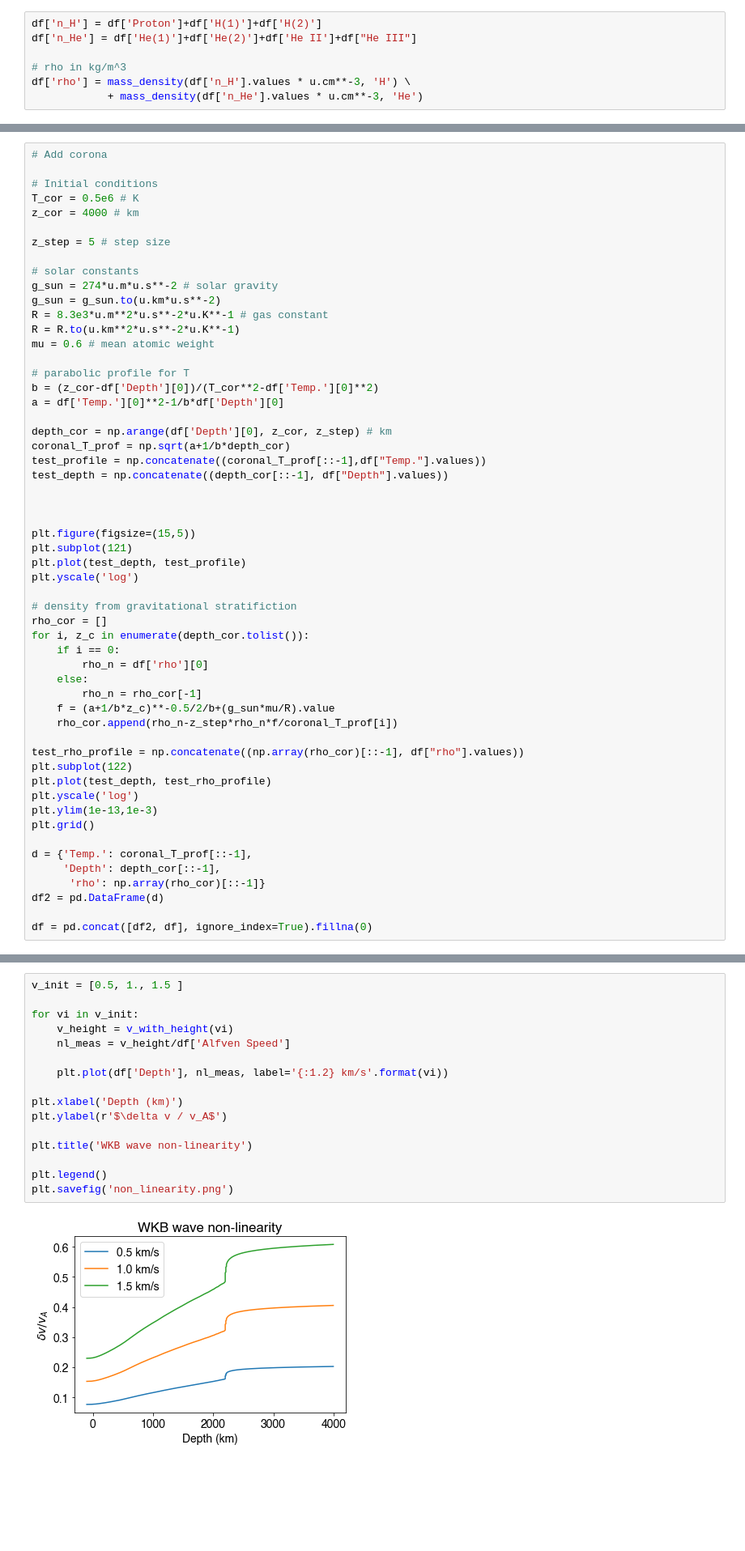
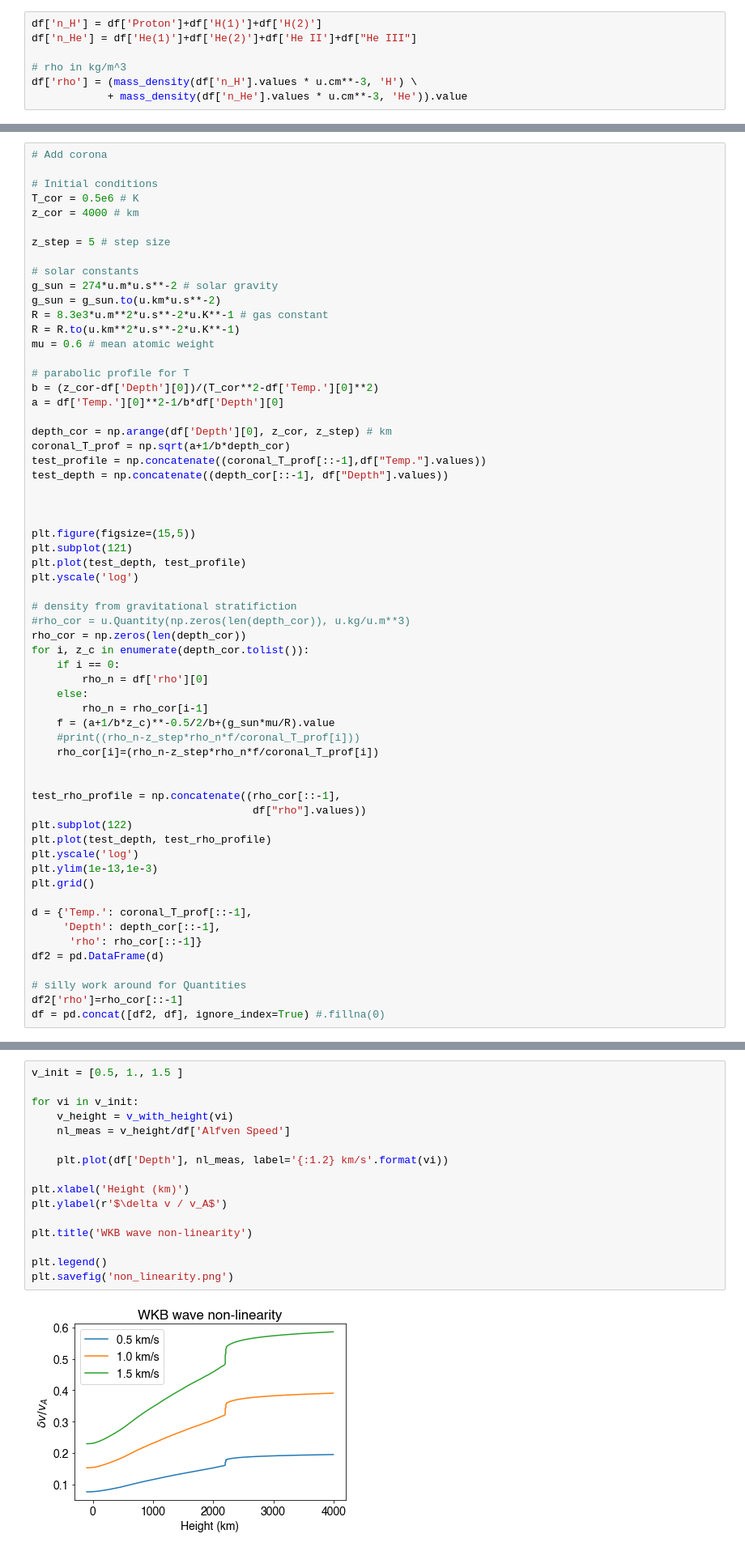
Before and after one commit to Richardjmorton/FAL_models, a Jupyter notebook: Atmospheric_plots.ipynb, the cells around one changed output, grey strips where cells are left out. Shown: that part at 81% size. Cells and saved outputs as stored; diff of their text form; blank space fills up the shorter version.

```diff
--- a/Atmospheric_plots.ipynb
+++ b/Atmospheric_plots.ipynb
@@ -74,8 +74,8 @@ df['n_H'] = df['Proton']+df['H(1)']+df['H(2)']
 df['n_He'] = df['He(1)']+df['He(2)']+df['He II']+df["He III"]
 
 # rho in kg/m^3
-df['rho'] = mass_density(df['n_H'].values * u.cm**-3, 'H') \
-            + mass_density(df['n_He'].values * u.cm**-3, 'He')
+df['rho'] = (mass_density(df['n_H'].values * u.cm**-3, 'H') \
+            + mass_density(df['n_He'].values * u.cm**-3, 'He')).value
 # %% [markdown]
 ## Coronal extension
 
@@ -125,16 +125,20 @@ plt.plot(test_depth, test_profile)
 plt.yscale('log')
 
 # density from gravitational stratifiction
-rho_cor = []
+#rho_cor = u.Quantity(np.zeros(len(depth_cor)), u.kg/u.m**3)
+rho_cor = np.zeros(len(depth_cor))
 for i, z_c in enumerate(depth_cor.tolist()):
     if i == 0:
         rho_n = df['rho'][0]
     else:
-        rho_n = rho_cor[-1]
+        rho_n = rho_cor[i-1]
     f = (a+1/b*z_c)**-0.5/2/b+(g_sun*mu/R).value
-    rho_cor.append(rho_n-z_step*rho_n*f/coronal_T_prof[i])
+    #print((rho_n-z_step*rho_n*f/coronal_T_prof[i]))
+    rho_cor[i]=(rho_n-z_step*rho_n*f/coronal_T_prof[i])
 
-test_rho_profile = np.concatenate((np.array(rho_cor)[::-1], df["rho"].values))
+
+test_rho_profile = np.concatenate((rho_cor[::-1],
+                                   df["rho"].values))
 plt.subplot(122)
 plt.plot(test_depth, test_rho_profile)
 plt.yscale('log')
@@ -143,10 +147,12 @@ plt.grid()
 
 d = {'Temp.': coronal_T_prof[::-1],
      'Depth': depth_cor[::-1],
-      'rho': np.array(rho_cor)[::-1]}
+      'rho': rho_cor[::-1]}
 df2 = pd.DataFrame(d)
 
-df = pd.concat([df2, df], ignore_index=True).fillna(0)
+# silly work around for Quantities
+df2['rho']=rho_cor[::-1]
+df = pd.concat([df2, df], ignore_index=True) #.fillna(0)
 # %% [output]
 [figure]
 # %%
@@ -631,21 +637,21 @@ plt.plot(df['Depth'], df['Alfven Speed'])
 # %%
 v_init = [0.5, 1., 1.5 ]
 
 for vi in v_init:
     v_height = v_with_height(vi)
     nl_meas = v_height/df['Alfven Speed']
 
     plt.plot(df['Depth'], nl_meas, label='{:1.2} km/s'.format(vi))
 
-plt.xlabel('Depth (km)')
+plt.xlabel('Height (km)')
 plt.ylabel(r'$\delta v / v_A$')
 
 plt.title('WKB wave non-linearity')
 
 plt.legend()
 plt.savefig('non_linearity.png')
 # %% [output]
-[figure, old version]
+[figure, new version]
 # %%
 1./(df['Magnetic Field'].values[-1]/df['Magnetic Field'])
 # %% [output]
```
Also changed, not shown: parts of 9 cells of this notebook, 7 other files.
